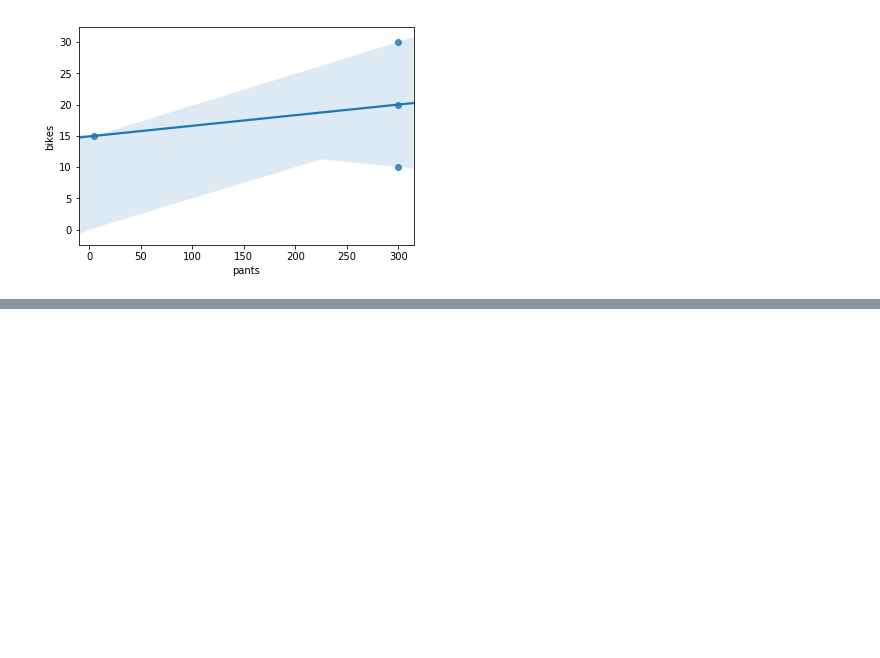
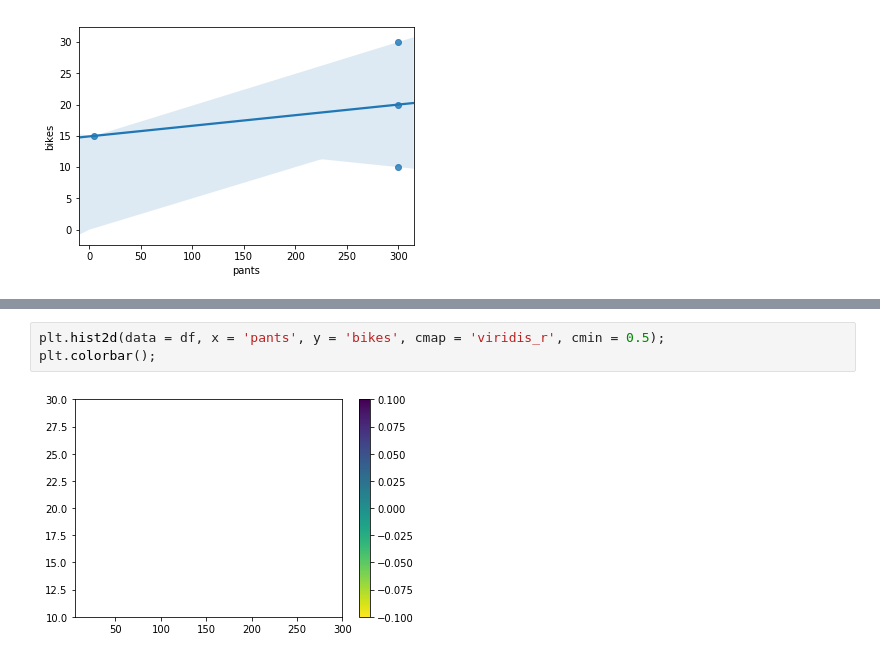
Before and after one commit to ezhilvendhan/tut-notebooks, a Jupyter notebook: *py/2. Matplotlib.ipynb, the cells around one changed output, grey strips where cells are left out. Drawn from its saved outputs; the diff is of its cells as text; blank space fills up the shorter version.

```diff
--- a/*py/2. Matplotlib.ipynb
+++ b/*py/2. Matplotlib.ipynb
@@ -176,0 +193,5 @@ sb.regplot(data = df, x = 'pants', y = 'bikes');
+# %%
+plt.hist2d(data = df, x = 'pants', y = 'bikes', cmap = 'viridis_r', cmin = 0.5);
+plt.colorbar();
+# %% [output]
+[figure, added]
```
Also changed, not shown: parts of 6 cells of this notebook, 3 other files.
